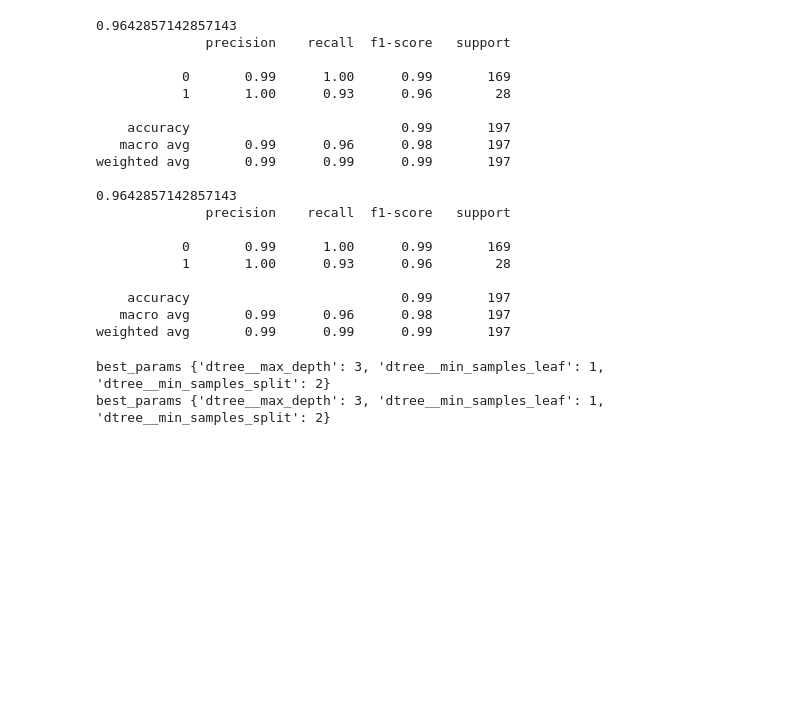
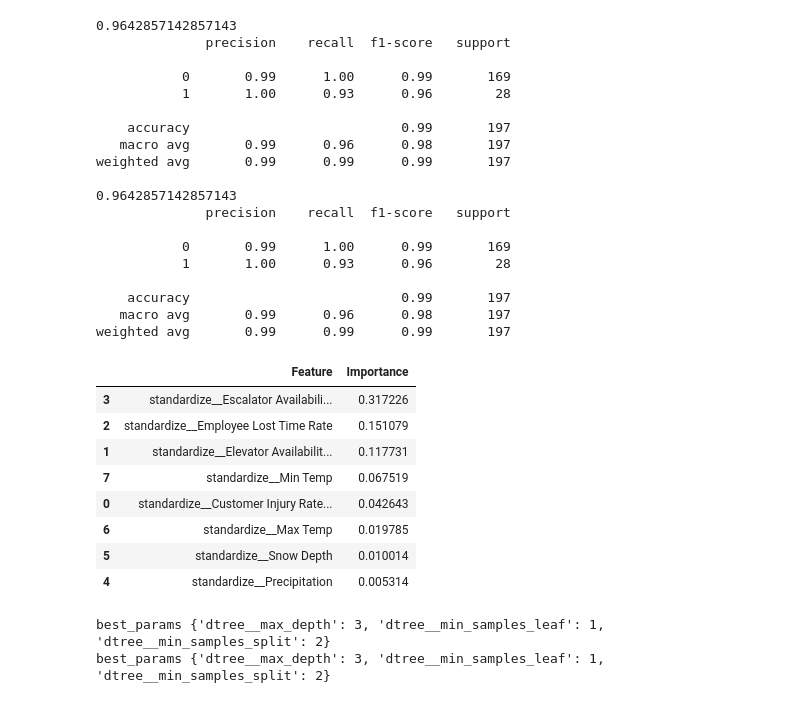
Before and after one commit to okhanson/GSB_544_ML, a Jupyter notebook: Project Subway Delays.ipynb, the cells around one changed output. Saved outputs shown, nothing was run; the diff lists cells and outputs as text; code cells hidden in the pictures; blank space fills up the shorter version.

Commit message:
Feature Importances
Feature Importances for knn and dtree

```diff
--- a/Project Subway Delays.ipynb
+++ b/Project Subway Delays.ipynb
@@ -500,6 +502,33 @@ weighted avg       0.99      0.99      0.99       197
     accuracy                           0.99       197
    macro avg       0.99      0.96      0.98       197
 weighted avg       0.99      0.99      0.99       197
+# %%
+from sklearn.inspection import permutation_importance
+
+# Compute permutation importance: method referenced from Chat 4o. Goal being to compare the coefficients in a similar way to best_dtree and best_logr models
+result = permutation_importance(knn_pipeline, X_train1, y_train1, scoring="roc_auc", n_repeats=10, random_state=42)
+
+importances3 = result.importances_mean
+if hasattr(ct, "get_feature_names_out"):
+    feature_names = ct.get_feature_names_out()
+else:
+    feature_names = X_train1.columns
+
+feature_importances3 = pd.DataFrame({'Feature': feature_names, 'Importance': importances3})
+feature_importances3 = feature_importances3.sort_values(by='Importance', ascending=False)
+
+# Display feature importances
+feature_importances3
+# %% [output]
+|  | Feature | Importance |
+| 3 | standardize__Escalator Availabili... | 0.317226 |
+| 2 | standardize__Employee Lost Time Rate | 0.151079 |
+| 1 | standardize__Elevator Availabilit... | 0.117731 |
+| 7 | standardize__Min Temp | 0.067519 |
+| 0 | standardize__Customer Injury Rate... | 0.042643 |
+| 6 | standardize__Max Temp | 0.019785 |
+| 5 | standardize__Snow Depth | 0.010014 |
+| 4 | standardize__Precipitation | 0.005314 |
 # %%
 #Dtree
 param_grid2 = {
```
Also changed, not shown: parts of 3 cells of this notebook.
